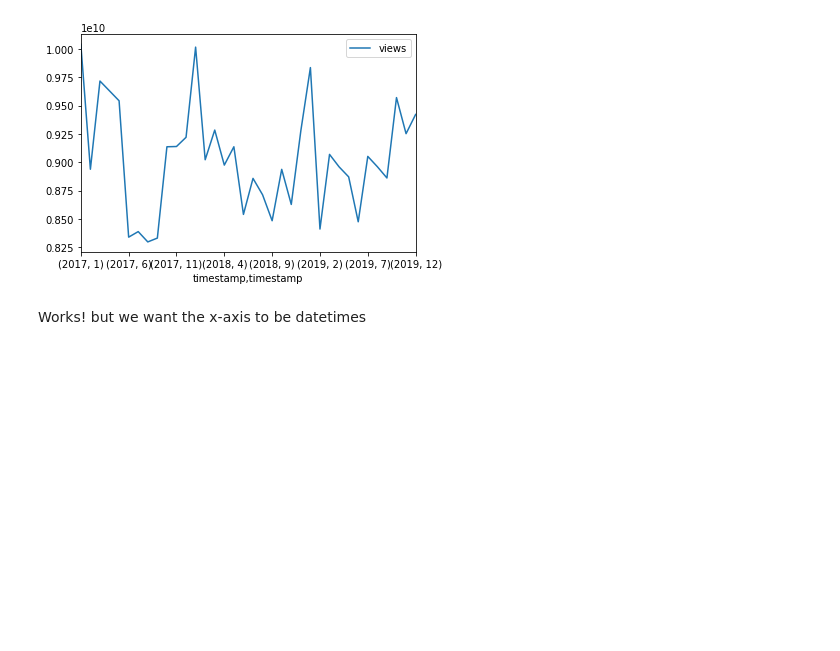
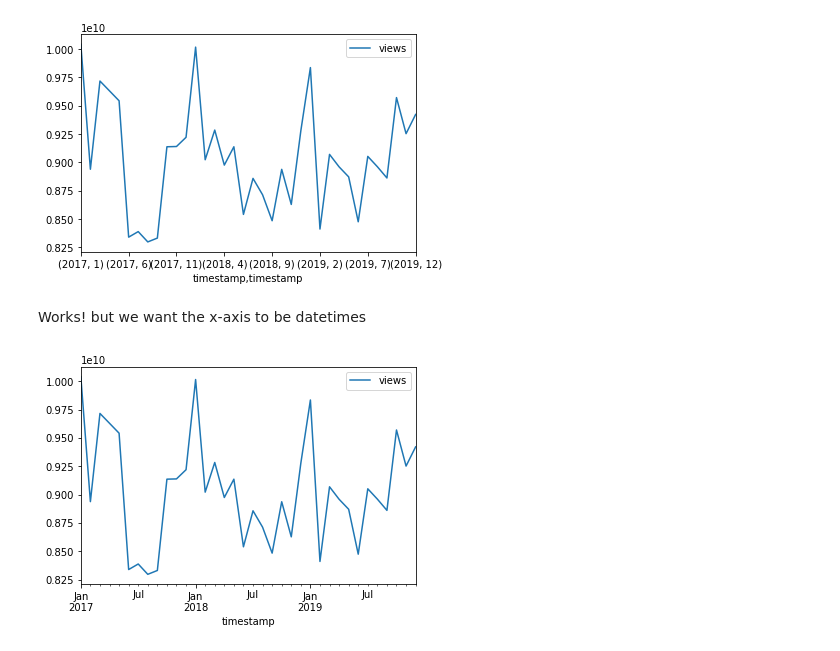
Before and after one commit to Senonino/data-ber-01-20, a Jupyter notebook: Notes/module_1/week_3/8_python-APIs.ipynb, the cells around one changed output. Cells and saved outputs as stored; diff of their text form; code cells hidden in the pictures; blank space fills up the shorter version.

```diff
--- a/Notes/module_1/week_3/8_python-APIs.ipynb
+++ b/Notes/module_1/week_3/8_python-APIs.ipynb
@@ -296,3 +296,11 @@ df_detail.groupby([df_detail["timestamp"].dt.year, df_detail["timestamp"].dt.mon
 [figure]
 # %% [markdown]
 Works! but we want the x-axis to be datetimes
+# %%
+(df_detail
+ .set_index("timestamp")
+ .resample("M")
+ .sum()
+ .plot());
+# %% [output]
+[figure, added]
```
Also changed, not shown: parts of 9 cells of this notebook.
